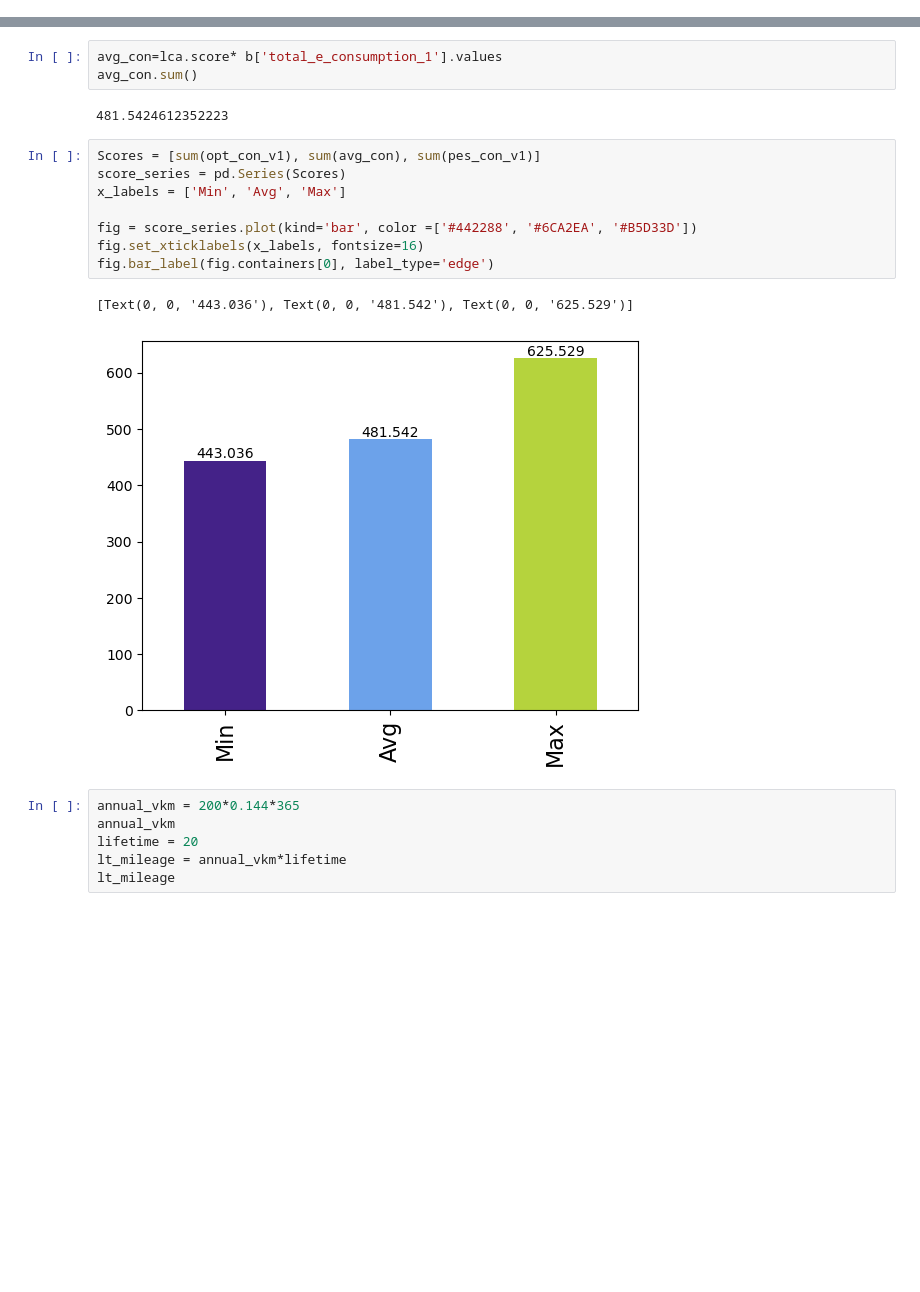
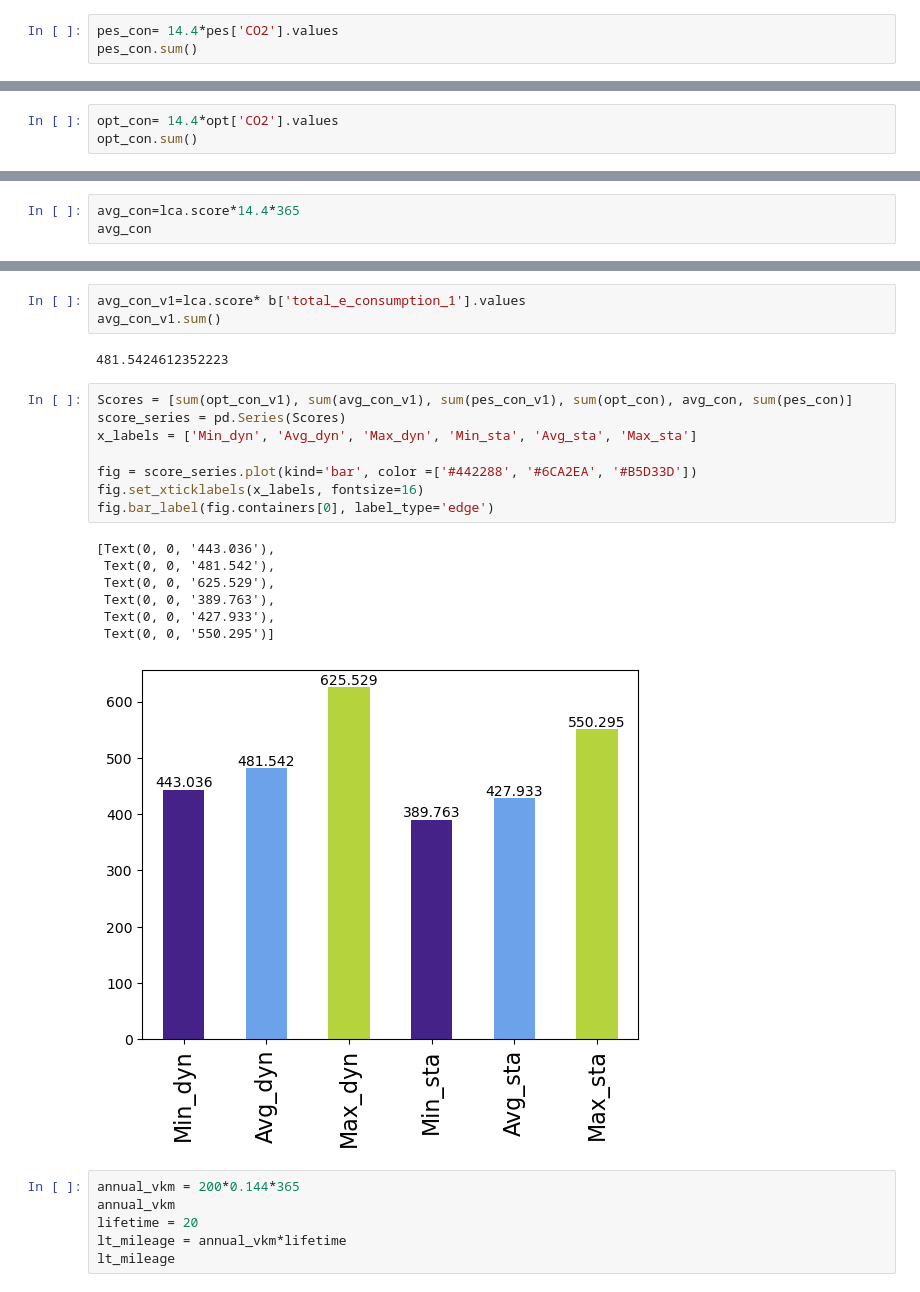
Before and after one commit to Dominik1207/K_ISS, a Jupyter notebook: Optimization.ipynb, the cells around one changed output, grey strips where cells are left out. Cells and saved outputs as stored; diff of their text form; blank space fills up the shorter version.

```diff
--- a/Optimization.ipynb
+++ b/Optimization.ipynb
@@ -265,3 +282,6 @@ pes_con_v1= b['total_e_consumption_1'].values*pes['CO2'].values
 pes_con_v1.sum()
 # %% [output]
 625.52906578
+# %%
+pes_con= 14.4*pes['CO2'].values
+pes_con.sum()
@@ -267,0 +290,3 @@ pes_con_v1.sum()
+# %%
+opt_con= 14.4*opt['CO2'].values
+opt_con.sum()
@@ -292,3 +319,6 @@ lca.lcia()
 lca.score
 # %% [output]
 0.08141798883602024
+# %%
+avg_con=lca.score*14.4*365
+avg_con
@@ -295,19 +327,24 @@ lca.score
 # %%
-avg_con=lca.score* b['total_e_consumption_1'].values
-avg_con.sum()
+avg_con_v1=lca.score* b['total_e_consumption_1'].values
+avg_con_v1.sum()
 # %% [output]
 481.5424612352223
 # %%
-Scores = [sum(opt_con_v1), sum(avg_con), sum(pes_con_v1)]
+Scores = [sum(opt_con_v1), sum(avg_con_v1), sum(pes_con_v1), sum(opt_con), avg_con, sum(pes_con)]
 score_series = pd.Series(Scores)
-x_labels = ['Min', 'Avg', 'Max']
+x_labels = ['Min_dyn', 'Avg_dyn', 'Max_dyn', 'Min_sta', 'Avg_sta', 'Max_sta']
 
 fig = score_series.plot(kind='bar', color =['#442288', '#6CA2EA', '#B5D33D'])
 fig.set_xticklabels(x_labels, fontsize=16)
 fig.bar_label(fig.containers[0], label_type='edge')
 # %% [output]
-[Text(0, 0, '443.036'), Text(0, 0, '481.542'), Text(0, 0, '625.529')]
+[Text(0, 0, '443.036'),
+ Text(0, 0, '481.542'),
+ Text(0, 0, '625.529'),
+ Text(0, 0, '389.763'),
+ Text(0, 0, '427.933'),
+ Text(0, 0, '550.295')]
-[figure, old version]
+[figure, new version]
 # %%
 annual_vkm = 200*0.144*365
 annual_vkm
```
Also changed, not shown: parts of 6 cells of this notebook.
